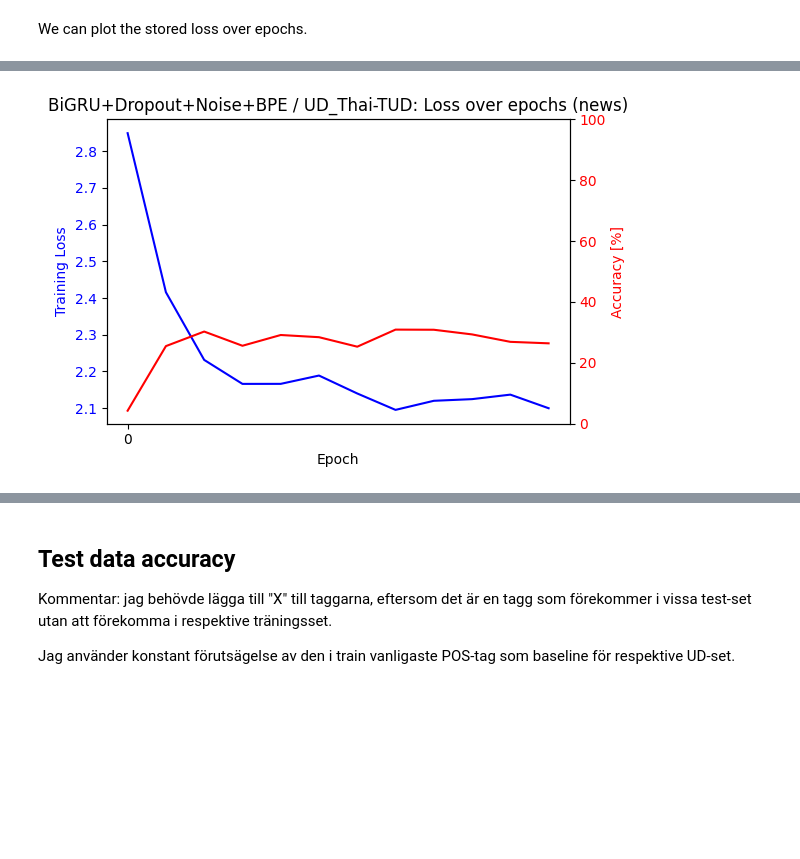
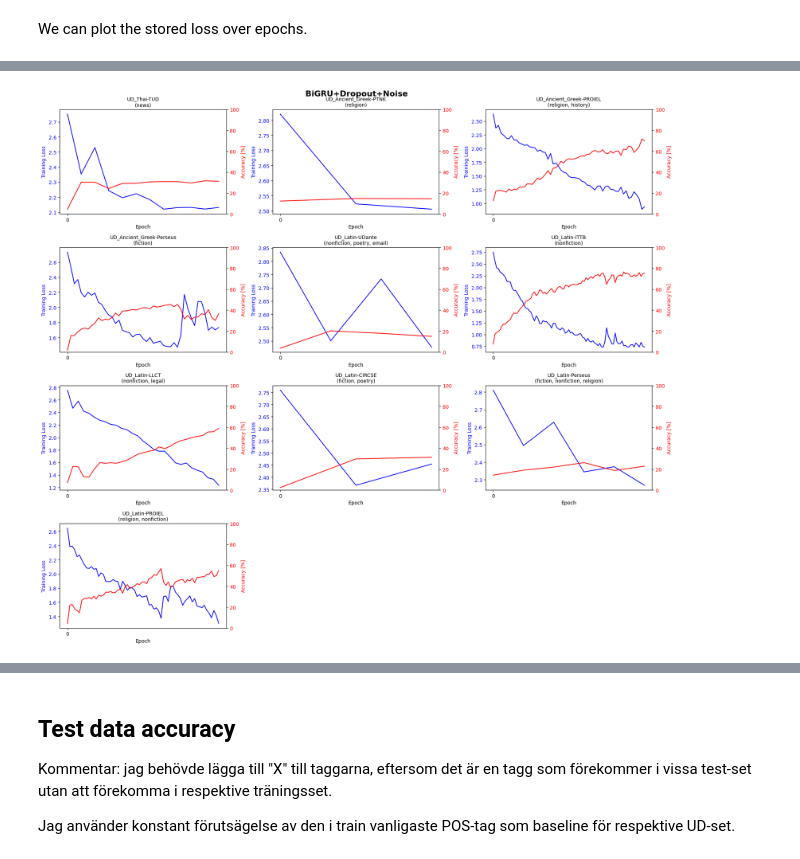
Before and after one commit to Urdatorn/5LN708, a Jupyter notebook: assignment2.ipynb, the cells around one changed output, grey strips where cells are left out. Cells and saved outputs as stored; diff of their text form; code cells hidden in the pictures; blank space fills up the shorter version.

```diff
--- a/assignment2.ipynb
+++ b/assignment2.ipynb
@@ -558,7 +588,6 @@ configs = {
 results = {}
 for name, kwargs in configs.items():
     print(name)
-    results[name] = initialize_singularity(verbose=False, epochs=1, **kwargs)
-    print(f"\tAvg. acc. for all {name} models:")
+    results[name] = initialize_singularity(verbose=False, epochs=1, layers=1, **kwargs)
 # %% [output]
 Vanilla
@@ -577,0 +595,9 @@ Time: 132.0471031665802
+# %%
+configs = {
+   "BiGRU+Dropout+Noise": {"bidirectional": True, "use_gru": True, "dropout": 0.3, "use_noise": True},
+}
+
+results_big = {}
+for name, kwargs in configs.items():
+    print(name)
+    results_big[name] = initialize_singularity(verbose=False, epochs=1, layers=2, **kwargs)
@@ -580,47 +610,51 @@ Time: 132.0471031665802
 # %% [markdown]
 We can plot the stored loss over epochs.
 # %%
-for config_name in results:
-    models, _, _ = results[config_name]
-    dataset_names = list(models.keys())
-    n = len(dataset_names)
-    ncols = min(n, 3)
-    nrows = (n + ncols - 1) // ncols
+def print_loss_acc(results):
 
-    fig, axes = plt.subplots(nrows, ncols, figsize=(6 * ncols, 4 * nrows))
-    fig.suptitle(f"{config_name}", fontsize=16, fontweight='bold')
-    axes = np.atleast_1d(axes).flatten()
+    for config_name in results:
+        models, _, _ = results[config_name]
+        dataset_names = list(models.keys())
+        n = len(dataset_names)
+        ncols = min(n, 3)
+        nrows = (n + ncols - 1) // ncols
 
-    for i, name in enumerate(dataset_names):
-        model, token2idx, tag2idx = models[name]
-        repo = "https://github.com/UniversalDependencies/" + name + ".git"
-        genres = ", ".join(repos[repo])
+        fig, axes = plt.subplots(nrows, ncols, figsize=(6 * ncols, 4 * nrows))
+        fig.suptitle(f"{config_name}", fontsize=16, fontweight='bold')
+        axes = np.atleast_1d(axes).flatten()
 
-        ax1 = axes[i]
-        ax1.set_title(f"{name}\n({genres})", fontsize=10)
-        ax1.plot(model.training_loss_, 'b-')
-        ax1.set_ylabel("Training Loss", color='b')
-        ax1.set_xlabel("Epoch")
-        ax1.tick_params(axis='y', labelcolor='b')
+        for i, name in enumerate(dataset_names):
+            model, token2idx, tag2idx = models[name]
+            repo = "https://github.com/UniversalDependencies/" + name + ".git"
+            genres = ", ".join(repos[repo])
 
-        ax2 = ax1.twinx()
-        ax2.plot(model.training_accuracy_, 'r-')
-        ax2.set_ylabel("Accuracy [%]", color='r')
-        ax2.tick_params(axis='y', labelcolor='r')
-        a = list(ax2.axis())
-        a[2] = 0
-        a[3] = 100
-        ax2.axis(a)
+            ax1 = axes[i]
+            ax1.set_title(f"{name}\n({genres})", fontsize=10)
+            ax1.plot(model.training_loss_, 'b-')
+            ax1.set_ylabel("Training Loss", color='b')
+            ax1.set_xlabel("Epoch")
+            ax1.tick_params(axis='y', labelcolor='b')
 
-        X_train = all_Xs_and_ys[name][0]
-        t = np.arange(0, len(model.training_accuracy_), len(X_train)//batch_size+1)
-        ax2.set_xticks(ticks=t)
-        ax2.set_xticklabels(labels=np.arange(len(t)))
+            ax2 = ax1.twinx()
+            ax2.plot(model.training_accuracy_, 'r-')
+            ax2.set_ylabel("Accuracy [%]", color='r')
+            ax2.tick_params(axis='y', labelcolor='r')
+            a = list(ax2.axis())
+            a[2] = 0
+            a[3] = 100
+            ax2.axis(a)
 
-    # hide unused subplot axes
-    for j in range(n, len(axes)):
-        axes[j].set_visible(False)
+            X_train = all_Xs_and_ys[name][0]
+            t = np.arange(0, len(model.training_accuracy_), len(X_train)//batch_size+1)
+            ax2.set_xticks(ticks=t)
+            ax2.set_xticklabels(labels=np.arange(len(t)))
 
-    fig.tight_layout()
-    plt.show()
+        # hide unused subplot axes
+        for j in range(n, len(axes)):
+            axes[j].set_visible(False)
+
+        fig.tight_layout()
+        plt.show()
+
+print_loss_acc(results_big)
 # %% [output]
@@ -628 +661 @@ for config_name in results:
-[figure, old version]
+[figure, new version]
```
Also changed, not shown: parts of 20 cells of this notebook.
